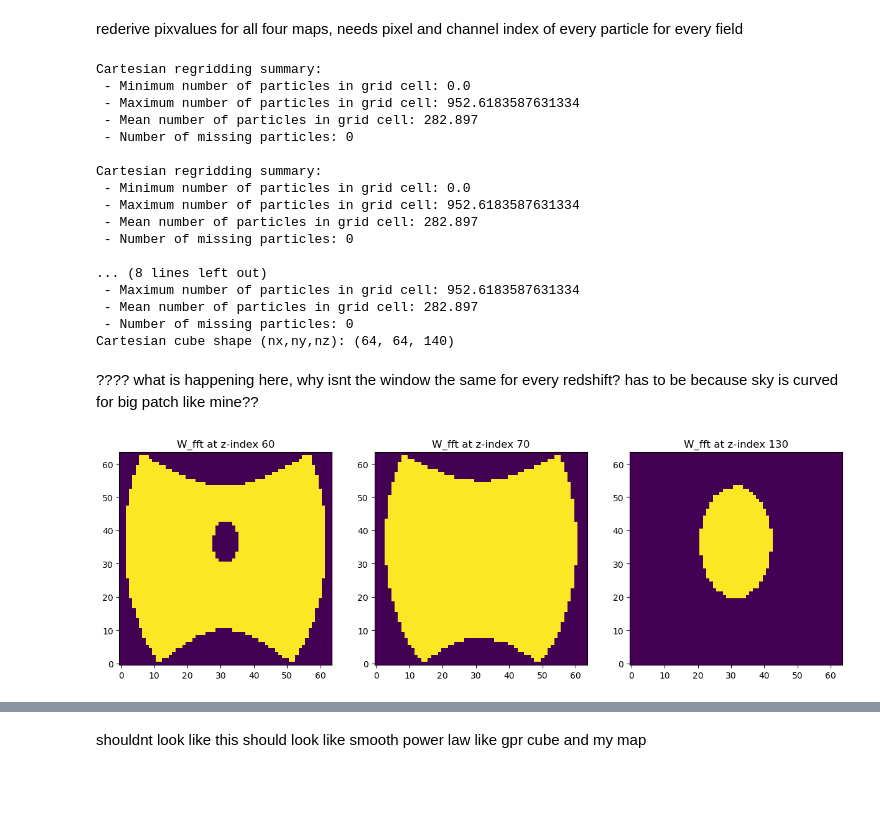
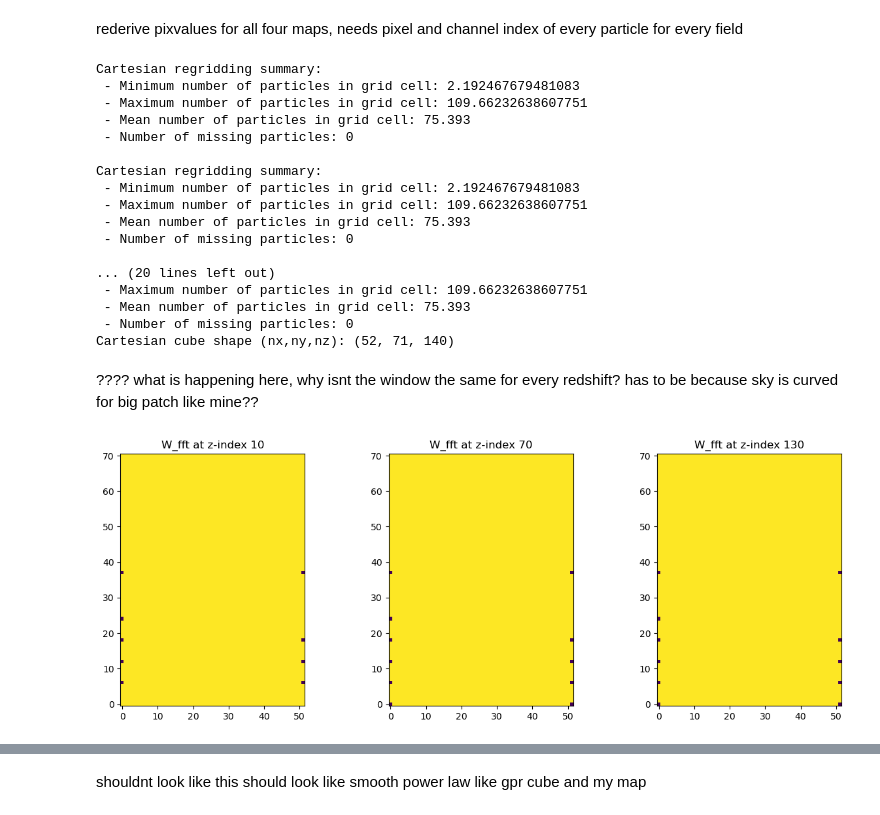
Before and after one commit to urwa99/SMICA_Paper, a Jupyter notebook: Notebooks_1/gridimp_cartesian_cube.ipynb, the cells around one changed output, grey strips where cells are left out. Cells and saved outputs as stored; diff of their text form; code cells hidden in the pictures; blank space fills up the shorter version.

```diff
--- a/Notebooks_1/gridimp_cartesian_cube.ipynb
+++ b/Notebooks_1/gridimp_cartesian_cube.ipynb
@@ -31,8 +31,12 @@ nu = freqs[:-1].astype(float)          # channel values actually populated in th
                                         # (float: gridimp's comoving_dims does in-place float arithmetic on nu_p)
 nfreqs = len(nu)
 
-ramin, ramax = -60.0, 60.0    # deg
-decmin, decmax = -75.0, -10.0 # deg
+# Shrunk from the original 120x65 deg patch (-60,60 / -75,-10) to a 20x20 deg patch around the
+# same field center (RA=0, Dec=-42.5), matching gridimp's own toy.py example scale -- testing
+# whether the wide-angle flat-sky projection was causing the regridding artifacts seen above
+# (partial coverage wedge in W_fft + spatial-vs-spectral mixing noise in fg_cube).
+ramin, ramax = -10.0, 10.0    # deg
+decmin, decmax = -52.5, -32.5 # deg
 
 numin, numax = nu[0], nu[-1]
 print(f"nfreqs={nfreqs}, {numin}-{numax} MHz")
@@ -156,9 +255,15 @@ Survey area (pixel counting): 5454.2 deg^2   (fsky = 0.1322)
 # %%
-n_fft = 64  # output grid resolution in the two transverse (nx,ny) directions
-            # nz is kept at the native frequency resolution (nfreqs) so GPR can later fit along real channels
+# nx,ny chosen separately (rather than one square n_fft) because the patch itself isn't square in
+# Mpc/h (lx != ly at this dec0) -- matching GPR's cell size (500/128=3.906 Mpc/h) on each axis
+# independently keeps voxels ~isotropic and puts our k_perp Nyquist in line with the GPR reference cube.
+# nz is kept at the native frequency resolution (nfreqs) so GPR can later fit along real channels.
+gpr_cell_size = 500.0 / 128  # Mpc/h, from Understanding_GPR's lx_g/nx_g
+nx = round((d_ref * np.cos(np.radians((decmin + decmax) / 2)) * np.radians(ramax - ramin)) / gpr_cell_size)
+ny = round((d_ref * np.radians(decmax - decmin)) / gpr_cell_size)
 
-dims_fft = grid.comoving_dims(ra_patch, dec_patch, nu, nside, ndim=(n_fft, n_fft, nfreqs))
+dims_fft = flatsky_dims(ra_patch, dec_patch, nu, d_ref, ndim=(nx, ny, nfreqs))
 lx, ly, lz, nx, ny, nz, x0, y0, z0 = dims_fft
 print(f"Box size (Mpc/h): {lx:.1f} x {ly:.1f} x {lz:.1f}")
 print(f"Grid cells: {nx} x {ny} x {nz}")
+print(f"~{lx/nx:.1f} x {ly/ny:.1f} pixel size")
 # %% [output]
@@ -169,7 +317,7 @@ Grid cells: 64 x 64 x 140
 
 `gridimp` regrids by Monte-Carlo sampling particles within each HEALPix voxel and painting them onto the FFT mesh. To keep HI, foregrounds, noise and the dirty map on *identical* sampling geometry (so, e.g., the regridded HI + foreground + noise cubes stay consistent with the regridded dirty cube), the particle positions are generated **once** and then reused to pull pixel values for every map.
 # %%
-Np = 5          # number of sampling particles per map voxel for regridding
+Np = 50          # number of sampling particles per map voxel for regridding
 window = 'cic'  # mass assignment window
 compensate = True  # correct for interpolaton effects at field level
 interlace = True  # interlace FFT fields
@@ -177,9 +325,23 @@ interlace = True  # interlace FFT fields
 # Generate shared particle positions (pixvals from this call are discarded, only used to fix geometry):
 ra_p, dec_p, nu_p, _ = grid.SkyPixelParticles_healpy(ra_patch, dec_patch, nu, nside, map=hi.T, Np=Np)
 
-xp, yp, zp = grid.SkyCoordtoCartesian(
-    ra_p.to(u.deg).value, dec_p.to(u.deg).value, line.nu21cm_to_z(nu_p),
-    ramean_arr=ra_patch.to(u.deg).value, decmean_arr=dec_patch.to(u.deg).value, doTile=False,
+# Flat-sky projection : only z depends on the particle's own frequency;
+# x,y always use the fixed d_ref, so a sightline stays pointed at the same sky direction.
+# Negated to match flatsky_dims: makes increasing z-index track increasing frequency (same
+# order as `nu` and the GPR reference cubes), instead of increasing comoving distance.
+z_p_los = -cosmo.d_com(line.nu21cm_to_z(nu_p))
+# flatsky_dims sizes the z-grid so the box edge sits exactly Hz/2 beyond the outermost channel
+# CENTER, with no extra margin (any margin would either change nz away from nfreqs or change Hz
+# away from the true channel spacing -- both reopen the resampling-beat bug from the flat-sky-md
+# cell above). But nu->z->comoving-distance is nonlinear, so a particle's +-dnu/2 Monte Carlo
+# frequency kick doesn't map to a perfectly symmetric +-Hz/2 kick in comoving distance at the band
+# edges -- a few particles land just outside [z0, z0+lz]. Since grid.mesh's pmesh box is periodic,
+# an out-of-bounds particle would silently wrap to the opposite face instead of erroring, so clip
+# rather than let that happen:
+z_p_los = np.clip(z_p_los, z0, z0 + lz)
+xp, yp, zp = flatsky_cartesian(
+    ra_p.to(u.deg).value, dec_p.to(u.deg).value, z_p_los,
+    ra_patch.to(u.deg).value, dec_patch.to(u.deg).value, d_ref,
 )
 
 # Recompute the same (pixel, channel) index used internally so every map is sampled identically:
@@ -204,35 +366,38 @@ fg_cube, _        = to_cartesian(fgds)
 noise_cube, _     = to_cartesian(noise)
 dirty_cube, _     = to_cartesian(dirty)
 
+hi_recovered_cube, _ = to_cartesian(hi_recovered)
+fgds_recovered_cube, _ = to_cartesian(fgds_recovered)
+
 print("Cartesian cube shape (nx,ny,nz):", hi_cube.shape)
 # %% [output]
 Cartesian regridding summary:
- - Minimum number of particles in grid cell: 0.0
- - Maximum number of particles in grid cell: 952.6183587631334
- - Mean number of particles in grid cell: 282.897
+ - Minimum number of particles in grid cell: 2.192467679481083
+ - Maximum number of particles in grid cell: 109.66232638607751
+ - Mean number of particles in grid cell: 75.393
  - Number of missing particles: 0
 
 Cartesian regridding summary:
- - Minimum number of particles in grid cell: 0.0
- - Maximum number of particles in grid cell: 952.6183587631334
- - Mean number of particles in grid cell: 282.897
+ - Minimum number of particles in grid cell: 2.192467679481083
+ - Maximum number of particles in grid cell: 109.66232638607751
+ - Mean number of particles in grid cell: 75.393
  - Number of missing particles: 0
 
-... (8 lines left out)
- - Maximum number of particles in grid cell: 952.6183587631334
- - Mean number of particles in grid cell: 282.897
+... (20 lines left out)
+ - Maximum number of particles in grid cell: 109.66232638607751
+ - Mean number of particles in grid cell: 75.393
  - Number of missing particles: 0
-Cartesian cube shape (nx,ny,nz): (64, 64, 140)
+Cartesian cube shape (nx,ny,nz): (52, 71, 140)
 # %% [markdown]
 ???? what is happening here, why isnt the window the same for every redshift? has to be because sky is curved for big patch like mine??
 # %%
 fig, axes = plt.subplots(1, 3, figsize=(15,5))
-for ax, zi in zip(axes, [60, nz//2, nz-10]):
+for ax, zi in zip(axes, [10, nz//2, nz-10]):
     ax.imshow(W_fft[:,:,zi].T, origin='lower')
     ax.set_title(f'W_fft at z-index {zi}')
 plt.show()
 # %% [output]
-[figure, old version]
+[figure, new version]
 # %%
 print(f"x range: [{xp.min():.1f}, {xp.max():.1f}]  vs box [x0, x0+lx] = [{x0:.1f}, {x0+lx:.1f}]")
 print(f"y range: [{yp.min():.1f}, {yp.max():.1f}]  vs box [y0, y0+ly] = [{y0:.1f}, {y0+ly:.1f}]")
```
Also changed, not shown: parts of 25 cells of this notebook.
